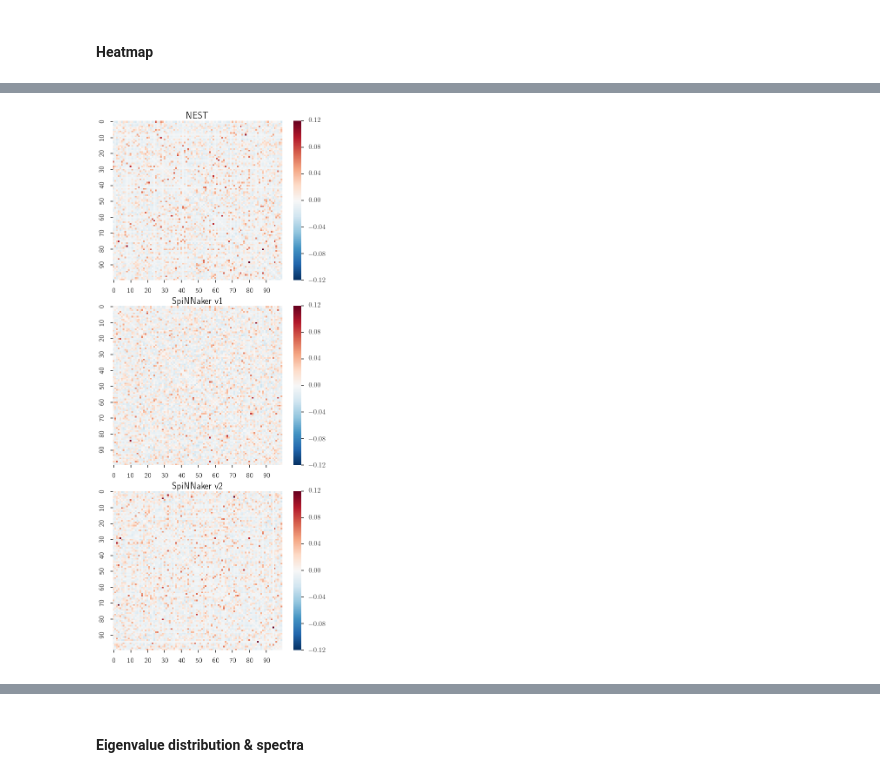
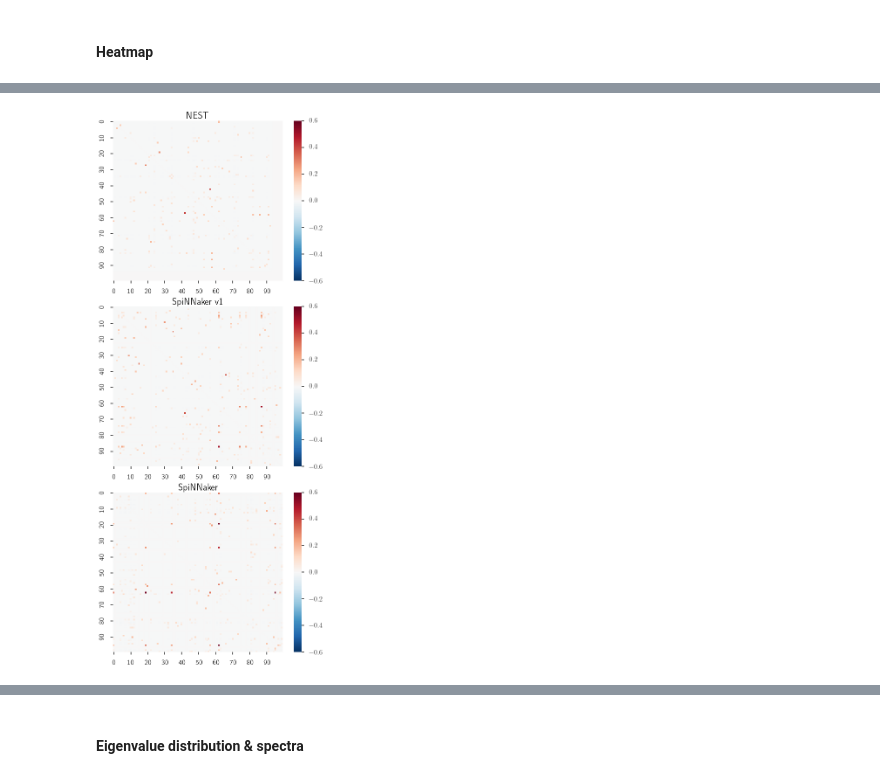
Before and after one commit to rgutzen/ValidationTools, a Jupyter notebook: Validation_Book_poster_INM.ipynb, the cells around one changed output, grey strips where cells are left out. Drawn from its saved outputs; the diff is of its cells as text; code cells hidden in the pictures.

```diff
--- a/Validation_Book_poster_INM.ipynb
+++ b/Validation_Book_poster_INM.ipynb
@@ -49,7 +47,7 @@ N = 100
 # %% [markdown]
 #### Load spiketrains from simulation
 # %%
-layer = ['spikes_L4']
+layer = ['spikes_L6']
 
 data_path = path + '/sim_data'
 
@@ -147,12 +151,17 @@ fontsize(ax, font_size)
-# %%
-from neo import SpikeTrain
-def shift_to_0(sts):
-    sts_shifted = [0] * len(sts)
-    for st_count, st in enumerate(sts):
-        if st.t_start.magnitude > 0:
-            st.t_start = 0*ms
-            sts[st_count] = SpikeTrain(st.times - 500*ms, t_start=0*ms, t_stop=10000*ms)
-    return sts
+# %%
+from neo import SpikeTrain
+
+def shift_to_0(spiketrains):
+    t_lims = [(st.t_start, st.t_stop) for st in spiketrains]
+    tmin = min(t_lims, key=lambda f: f[0])[0]
+    tmax = max(t_lims, key=lambda f: f[1])[1]
+    unit = spiketrains[0].units
+    for count, spiketrain in enumerate(spiketrains):
+        spiketrains[count] = SpikeTrain(
+            np.array(spiketrain.tolist()) * unit - tmin,
+            t_start=0 * unit,
+            t_stop=tmax - tmin)
+    return spiketrains
 # %%
 sns.set(style='ticks', palette='Set2', context='poster')
 fig, ax = plt.subplots(nrows=1, ncols=1, figsize=(8,7))
@@ -558,24 +534,24 @@ plt.savefig('/home/robin/Sciebo/Poster/images/ccmatrix_stochastic_pre.eps')
 # %%
 fig, ax = plt.subplots(nrows=3, ncols=1, figsize=(8,18))
 fig.tight_layout()
 sns.set_context('poster')
 
-corr_matrix_nest = matstat.corr_matrix(shift_to_0(spiketrains_nest[1]))
-corr_matrix_spinnaker_v1 = matstat.corr_matrix(spiketrains_spinnaker[1])
-corr_matrix_spinnaker_v2 = matstat.corr_matrix(spiketrains_spinnaker2[1])
+corr_matrix_nest = matstat.corr_matrix(shift_to_0(spiketrains_nest[0]))
+corr_matrix_spinnaker_v1 = matstat.corr_matrix(spiketrains_spinnaker[0])
+corr_matrix_spinnaker_v2 = matstat.corr_matrix(spiketrains_spinnaker2[0])
 
-vmin = -0.12
-vmax = 0.12
+vmin = -0.1
+vmax = 0.6
 
 ax[0].set_title('NEST', fontsize=font_size-2)
 matstat.plot_matrix(corr_matrix_nest, ax[0], remove_autocorr=True, vmin=vmin, vmax=vmax)
 ax[1].set_title('SpiNNaker v1', fontsize=font_size-2)
 matstat.plot_matrix(corr_matrix_spinnaker_v1, ax[1], remove_autocorr=True, vmin=vmin, vmax=vmax)
-ax[2].set_title('SpiNNaker v2', fontsize=font_size-2)
+ax[2].set_title('SpiNNaker', fontsize=font_size-2)
 matstat.plot_matrix(corr_matrix_spinnaker_v2, ax[2], remove_autocorr=True, vmin=vmin, vmax=vmax)
 # plt.savefig('/home/robin/Sciebo/Poster/images/ccmatrix_simulation_pre.eps')
 # %% [output]
-[figure, old version]
+[figure, new version]
 # %%
 fig, ax = plt.subplots(nrows=2, ncols=1, figsize=(15,30))
 fig.tight_layout()
```
Also changed, not shown: parts of 26 cells of this notebook, 36 other files.
